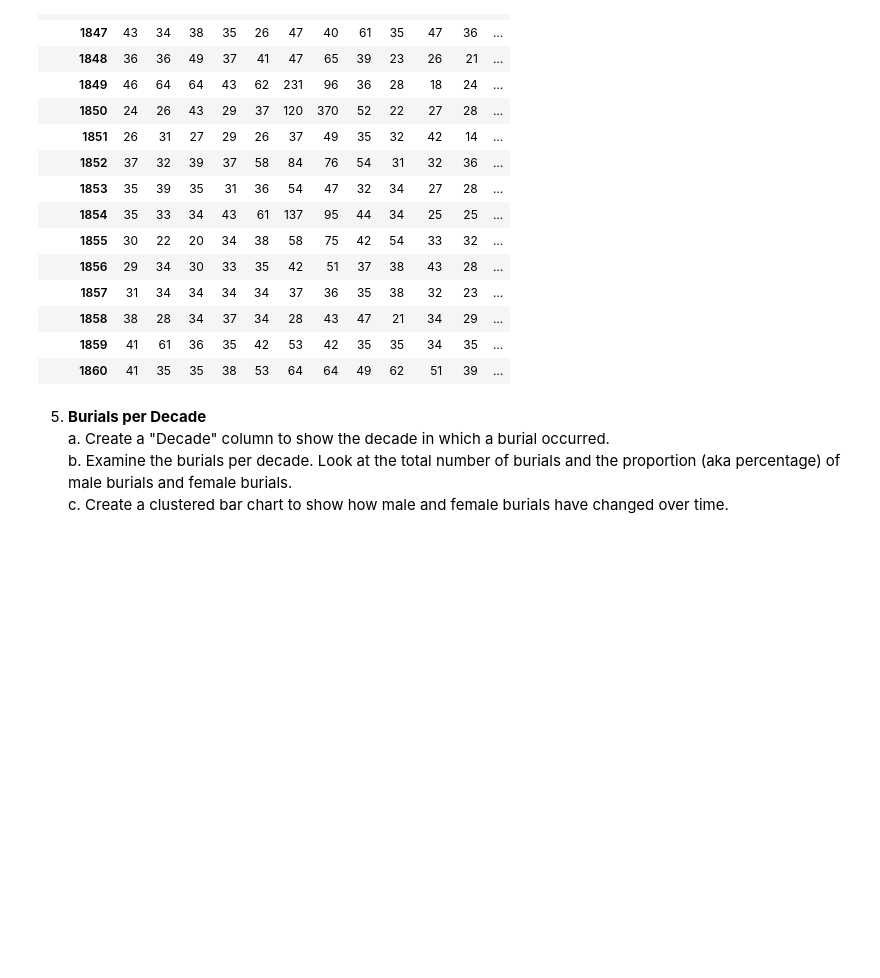
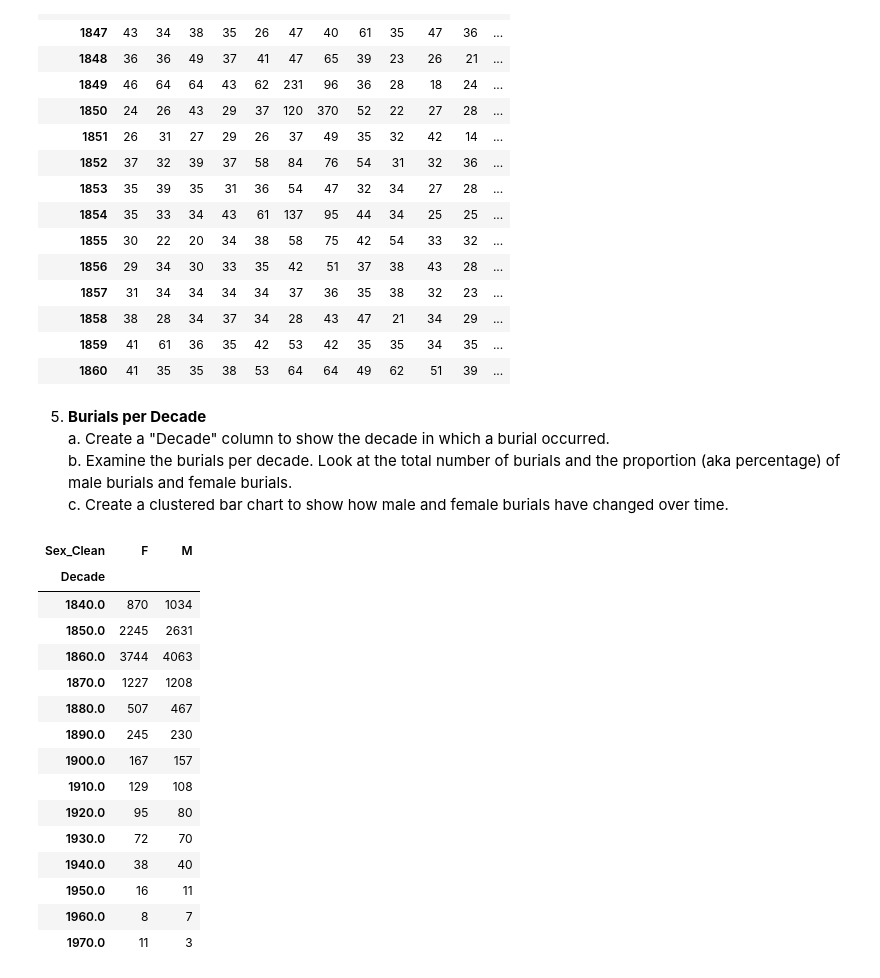
Before and after one commit to NSS-Data-Analytics-Cohort-10/advanced-pandas-jchabinec, a Jupyter notebook: notebooks/advanced_pandas.ipynb, the cells around one changed output. Drawn from its saved outputs; the diff is of its cells as text; code cells hidden in the pictures; blank space fills up the shorter version.

Commit message:
Used a crosstab instaed of percentages for 5b

```diff
--- a/notebooks/advanced_pandas.ipynb
+++ b/notebooks/advanced_pandas.ipynb
@@ -101,3 +101,23 @@ pd.crosstab(burials_1846_to_1860['Burial Year'].dropna().astype('int32'),burials
     c. Create a clustered bar chart to show how male and female burials have changed over time.
 # %%
 cemetery_df['Decade'] = np.floor(cemetery_df['Burial Year']/10)*10
+cemetery_df['Sex_Clean'] = cemetery_df['Sex'].replace(['Boy','m'],'M').replace(['G','W','FF'],'F')
+burials_per_decade = cemetery_df.filter(items=['Decade','Sex_Clean']).where(cemetery_df['Sex_Clean'].isin(['M','F']))
+pd.crosstab(burials_per_decade['Decade'],burials_per_decade['Sex_Clean'])
+# %% [output]
+| Sex_Clean | F | M |
+| Decade |  |  |
+| 1840.0 | 870 | 1034 |
+| 1850.0 | 2245 | 2631 |
+| 1860.0 | 3744 | 4063 |
+| 1870.0 | 1227 | 1208 |
+| 1880.0 | 507 | 467 |
+| 1890.0 | 245 | 230 |
+| 1900.0 | 167 | 157 |
+| 1910.0 | 129 | 108 |
+| 1920.0 | 95 | 80 |
+| 1930.0 | 72 | 70 |
+| 1940.0 | 38 | 40 |
+| 1950.0 | 16 | 11 |
+| 1960.0 | 8 | 7 |
+| 1970.0 | 11 | 3 |
```
